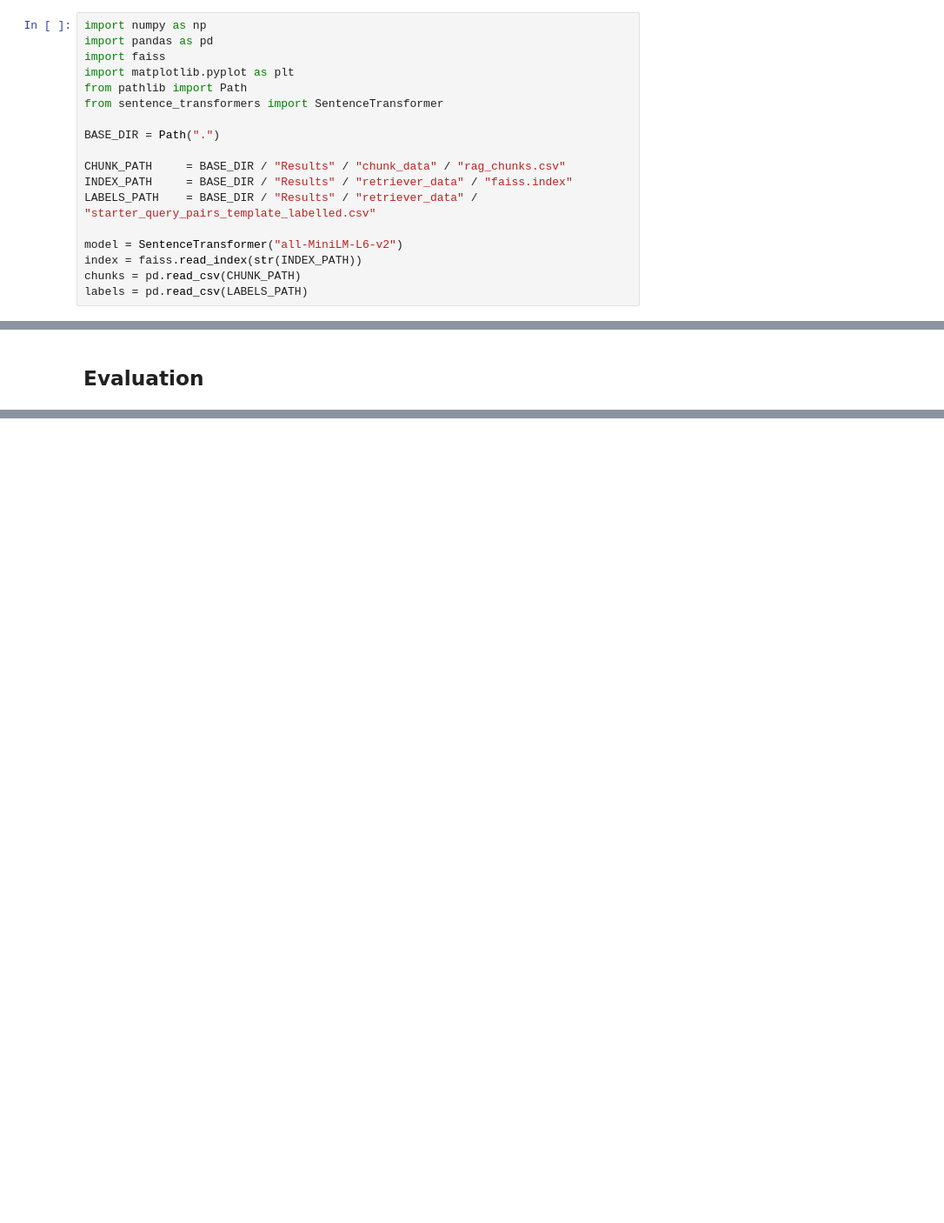
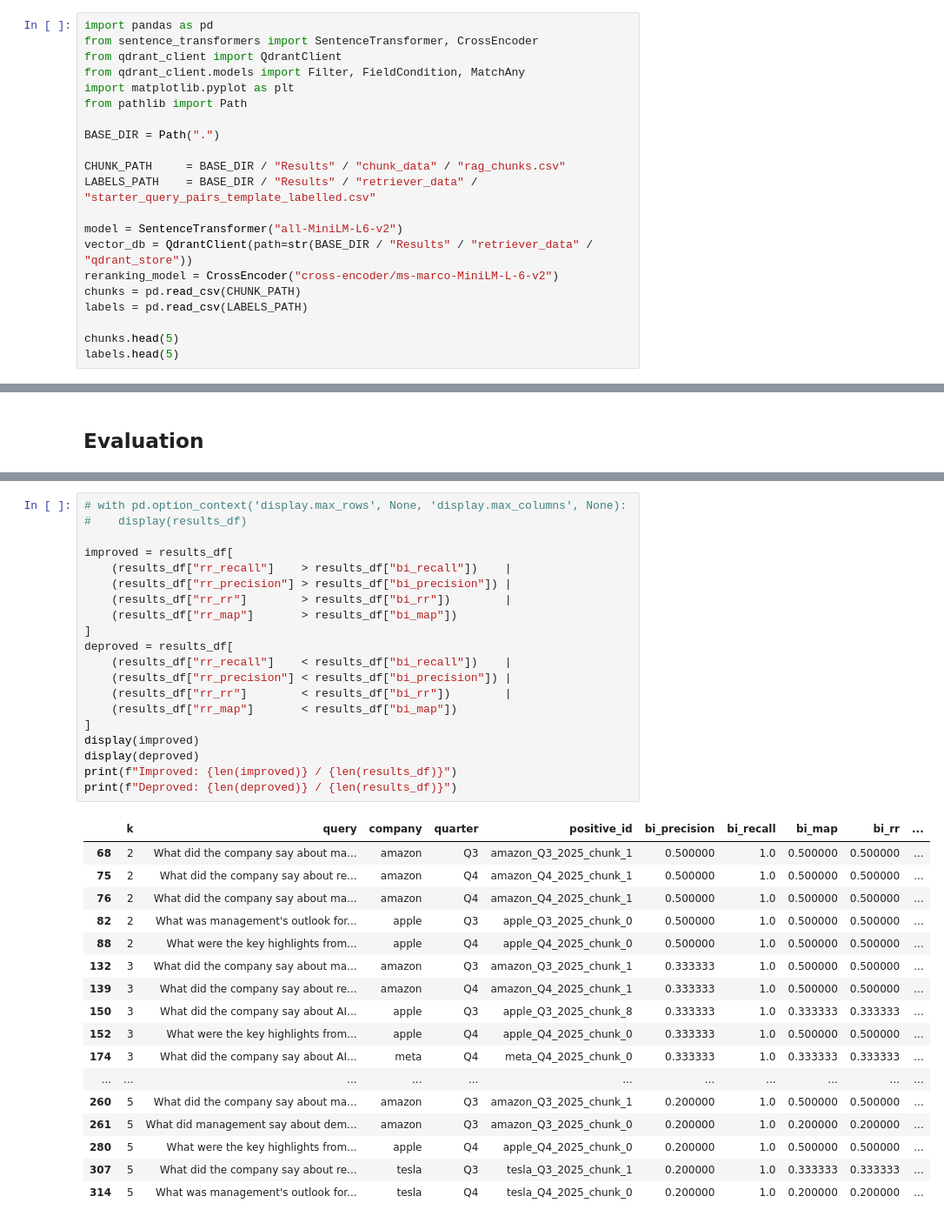
Before and after one commit to LeeZhengXianOwen/Earnings-Call-Analysis-System, a Jupyter notebook: rag_eval.ipynb, the cells around one changed output, grey strips where cells are left out. Shown at 87% size. Drawn from its saved outputs; the diff is of its cells as text; blank space fills up the shorter version.

```diff
--- a/rag_eval.ipynb
+++ b/rag_eval.ipynb
@@ -3,21 +3,24 @@
 # %% [markdown]
 ## Imports and Setup
 # %%
-import numpy as np
 import pandas as pd
-import faiss
+from sentence_transformers import SentenceTransformer, CrossEncoder
+from qdrant_client import QdrantClient
+from qdrant_client.models import Filter, FieldCondition, MatchAny
 import matplotlib.pyplot as plt
 from pathlib import Path
-from sentence_transformers import SentenceTransformer
 
 BASE_DIR = Path(".")
 
 CHUNK_PATH     = BASE_DIR / "Results" / "chunk_data" / "rag_chunks.csv"
-INDEX_PATH     = BASE_DIR / "Results" / "retriever_data" / "faiss.index"
 LABELS_PATH    = BASE_DIR / "Results" / "retriever_data" / "starter_query_pairs_template_labelled.csv"
 
 model = SentenceTransformer("all-MiniLM-L6-v2")
-index = faiss.read_index(str(INDEX_PATH))
+vector_db = QdrantClient(path=str(BASE_DIR / "Results" / "retriever_data" / "qdrant_store"))
+reranking_model = CrossEncoder("cross-encoder/ms-marco-MiniLM-L-6-v2")
 chunks = pd.read_csv(CHUNK_PATH)
 labels = pd.read_csv(LABELS_PATH)
+
+chunks.head(5)
+labels.head(5)
 # %% [output]
@@ -151,0 +202,38 @@ k
+# %%
+# with pd.option_context('display.max_rows', None, 'display.max_columns', None):
+#    display(results_df)
+
+improved = results_df[
+    (results_df["rr_recall"]    > results_df["bi_recall"])    |
+    (results_df["rr_precision"] > results_df["bi_precision"]) |
+    (results_df["rr_rr"]        > results_df["bi_rr"])        |
+    (results_df["rr_map"]       > results_df["bi_map"])
+]
+deproved = results_df[
+    (results_df["rr_recall"]    < results_df["bi_recall"])    |
+    (results_df["rr_precision"] < results_df["bi_precision"]) |
+    (results_df["rr_rr"]        < results_df["bi_rr"])        |
+    (results_df["rr_map"]       < results_df["bi_map"])
+]
+display(improved)
+display(deproved)
+print(f"Improved: {len(improved)} / {len(results_df)}")
+print(f"Deproved: {len(deproved)} / {len(results_df)}")
+# %% [output]
+|  | k | query | company | quarter | positive_id | bi_precision | bi_recall | bi_map | bi_rr | ... |
+| 68 | 2 | What did the company say about ma... | amazon | Q3 | amazon_Q3_2025_chunk_1 | 0.500000 | 1.0 | 0.500000 | 0.500000 | ... |
+| 75 | 2 | What did the company say about re... | amazon | Q4 | amazon_Q4_2025_chunk_1 | 0.500000 | 1.0 | 0.500000 | 0.500000 | ... |
+| 76 | 2 | What did the company say about ma... | amazon | Q4 | amazon_Q4_2025_chunk_1 | 0.500000 | 1.0 | 0.500000 | 0.500000 | ... |
+| 82 | 2 | What was management's outlook for... | apple | Q3 | apple_Q3_2025_chunk_0 | 0.500000 | 1.0 | 0.500000 | 0.500000 | ... |
+| 88 | 2 | What were the key highlights from... | apple | Q4 | apple_Q4_2025_chunk_0 | 0.500000 | 1.0 | 0.500000 | 0.500000 | ... |
+| 132 | 3 | What did the company say about ma... | amazon | Q3 | amazon_Q3_2025_chunk_1 | 0.333333 | 1.0 | 0.500000 | 0.500000 | ... |
+| 139 | 3 | What did the company say about re... | amazon | Q4 | amazon_Q4_2025_chunk_1 | 0.333333 | 1.0 | 0.500000 | 0.500000 | ... |
+| 150 | 3 | What did the company say about AI... | apple | Q3 | apple_Q3_2025_chunk_8 | 0.333333 | 1.0 | 0.333333 | 0.333333 | ... |
+| 152 | 3 | What were the key highlights from... | apple | Q4 | apple_Q4_2025_chunk_0 | 0.333333 | 1.0 | 0.500000 | 0.500000 | ... |
+| 174 | 3 | What did the company say about AI... | meta | Q4 | meta_Q4_2025_chunk_0 | 0.333333 | 1.0 | 0.333333 | 0.333333 | ... |
+| ... | ... | ... | ... | ... | ... | ... | ... | ... | ... | ... |
+| 260 | 5 | What did the company say about ma... | amazon | Q3 | amazon_Q3_2025_chunk_1 | 0.200000 | 1.0 | 0.500000 | 0.500000 | ... |
+| 261 | 5 | What did management say about dem... | amazon | Q3 | amazon_Q3_2025_chunk_0 | 0.200000 | 1.0 | 0.200000 | 0.200000 | ... |
+| 280 | 5 | What were the key highlights from... | apple | Q4 | apple_Q4_2025_chunk_0 | 0.200000 | 1.0 | 0.500000 | 0.500000 | ... |
+| 307 | 5 | What did the company say about re... | tesla | Q3 | tesla_Q3_2025_chunk_1 | 0.200000 | 1.0 | 0.333333 | 0.333333 | ... |
+| 314 | 5 | What was management's outlook for... | tesla | Q4 | tesla_Q4_2025_chunk_0 | 0.200000 | 1.0 | 0.200000 | 0.200000 | ... |
```
Also changed, not shown: parts of 17 cells of this notebook, 1 other file.
